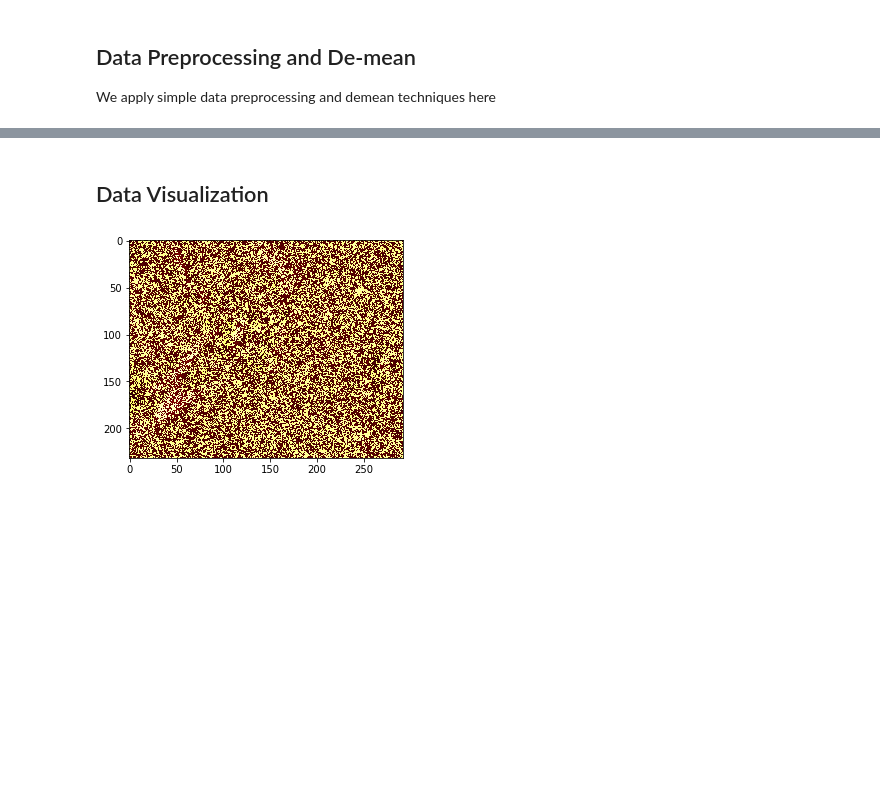
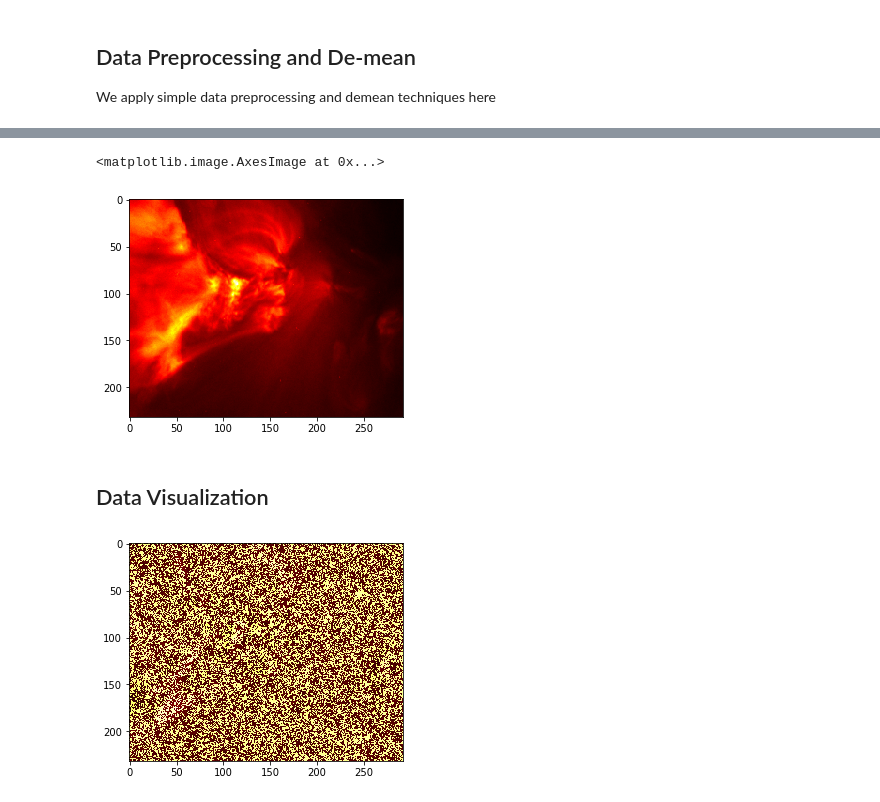
Before and after one commit to hyan46/ExtendedTSSRP, a Jupyter notebook: Solar_main.ipynb, the cells around one changed output, grey strips where cells are left out. Saved outputs shown, nothing was run; the diff lists cells and outputs as text; code cells hidden in the pictures; blank space fills up the shorter version.

```diff
--- a/Solar_main.ipynb
+++ b/Solar_main.ipynb
@@ -30,3 +32,8 @@ ani.save('solar_original.mp4')
+# %%
+plt.imshow(X_org[171],cmap=plt.get_cmap('hot'))
+# %% [output]
+<matplotlib.image.AxesImage at 0x...>
+[figure, added]
 # %% [markdown]
 ## Data Visualization
 # %%
```
Also changed, not shown: parts of 9 cells of this notebook, 3 other files.
